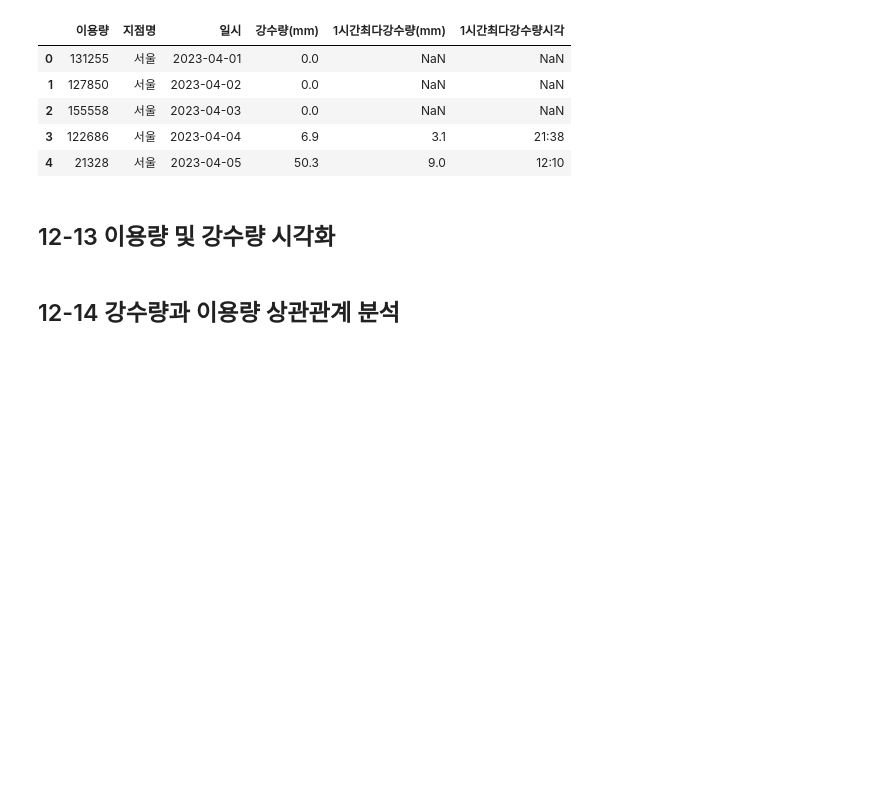
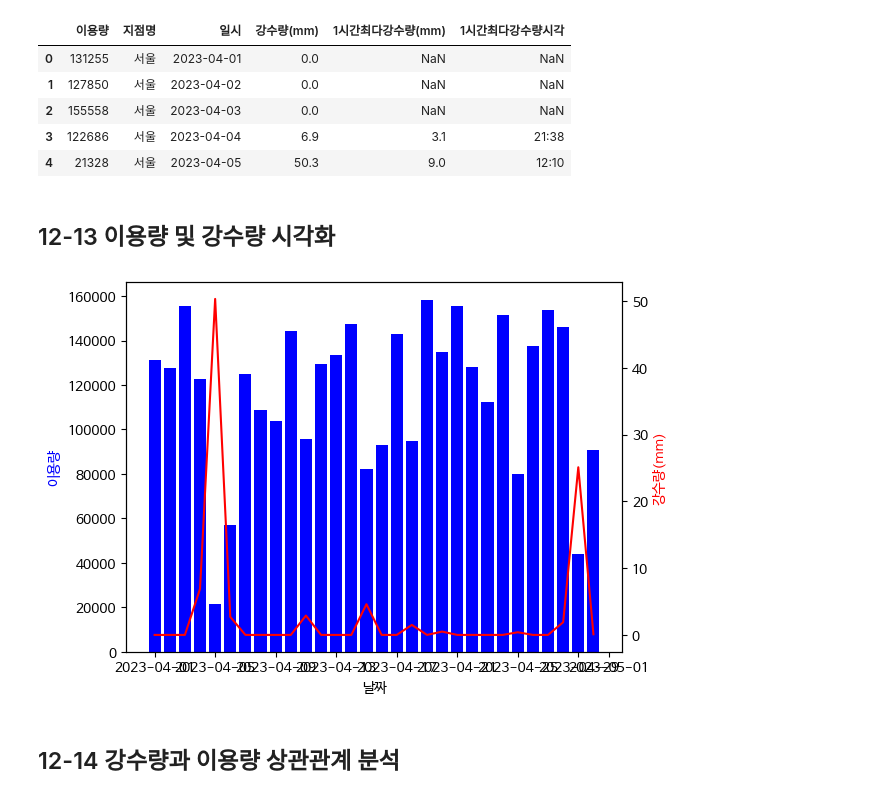
Before and after one commit to jj-it-lab/Data-Analysis-with-Open-Source, a Jupyter notebook: 오픈소스_데이터_분석_12강.ipynb, the cells around one changed output. Cells and saved outputs as stored; diff of their text form; code cells hidden in the pictures; blank space fills up the shorter version.

```diff
--- a/오픈소스_데이터_분석_12강.ipynb
+++ b/오픈소스_데이터_분석_12강.ipynb
@@ -380,20 +380,23 @@ merged_df.head(5)
 # %%
 ## 두 개의 y축을 가진 서브플롯 생성
 fig, ax1 = plt.subplots()
 ax2 = ax1.twinx() ## 두 번째 y축 생성
 
 ## 첫 번째 y축에 이용량 막대 그래프 그리기
+ax1.bar(merged_df['일시'], merged_df['이용량'], color='b')
 
 ## 두 번째 y축에 강수량 꺾은선 그래프 그리기
-
+ax2.plot(merged_df['일시'], merged_df['강수량(mm)'], color='r')
 
 ## x축 및 y축 레이블 설정
 ax1.set_xlabel('날짜')
 ax1.set_ylabel('이용량', color='b')
 ax2.set_ylabel('강수량(mm)', color='r')
 
 ## 그래프 표시
 plt.show()
+# %% [output]
+[figure, added]
 # %% [markdown]
 ## 12-14 강수량과 이용량 상관관계 분석
 # %%
```
